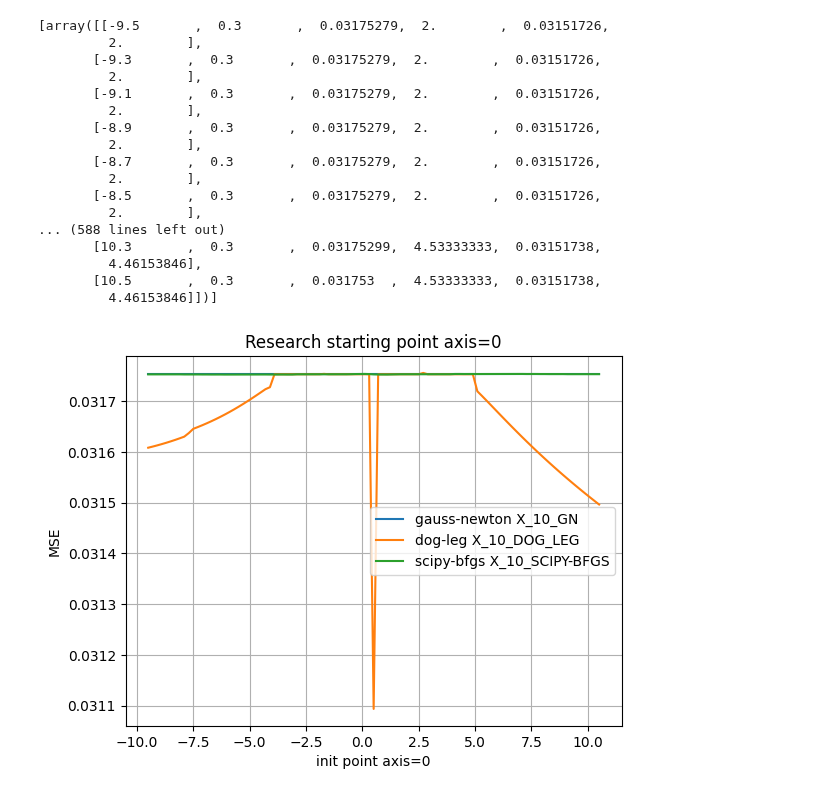
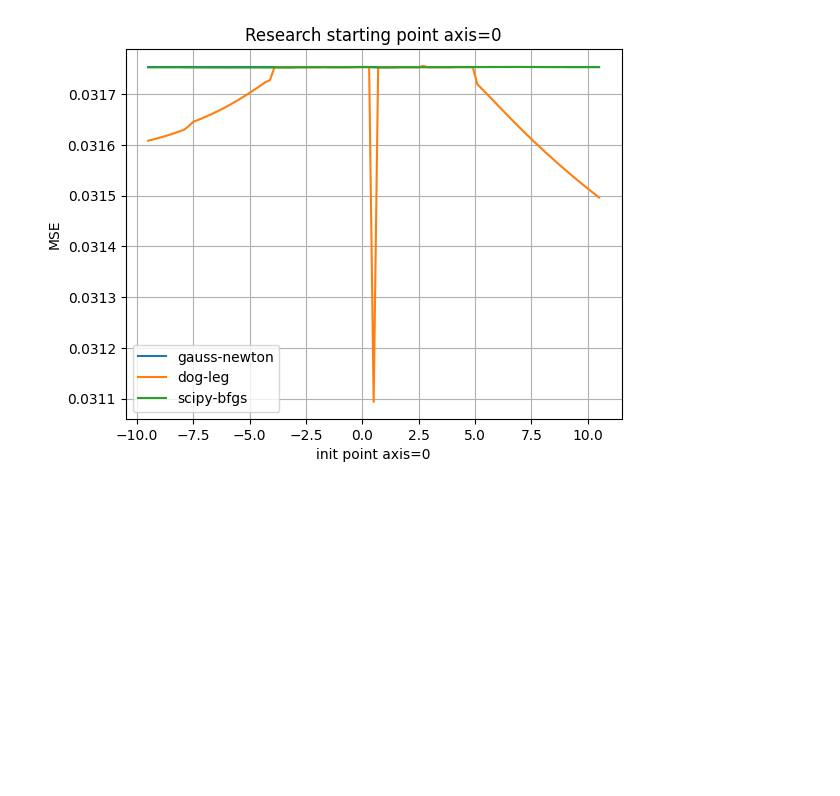
Before and after one commit to trio-at-optimization/optimization-lab4, a Jupyter notebook: Sources/T2/A/Research/results.ipynb, the cells around one changed output. Saved outputs shown, nothing was run; the diff lists cells and outputs as text; code cells hidden in the pictures; blank space fills up the shorter version.

```diff
--- a/Sources/T2/A/Research/results.ipynb
+++ b/Sources/T2/A/Research/results.ipynb
@@ -151,21 +65,4 @@ parse_and_print_few(['X_10_GN', 'X_10_SCIPY-DOG-LEG'])
 # %%
-parse_and_print_few(['X_10_GN', 'X_10_DOG_LEG', 'X_10_SCIPY-BFGS'])
+helper.parse_and_print_few(['X_10_GN', 'X_10_DOG_LEG', 'X_10_SCIPY-BFGS'])
 # %% [output]
-[array([[-9.5       ,  0.3       ,  0.03175279,  2.        ,  0.03151726,
-         2.        ],
-       [-9.3       ,  0.3       ,  0.03175279,  2.        ,  0.03151726,
-         2.        ],
-       [-9.1       ,  0.3       ,  0.03175279,  2.        ,  0.03151726,
-         2.        ],
-       [-8.9       ,  0.3       ,  0.03175279,  2.        ,  0.03151726,
-         2.        ],
-       [-8.7       ,  0.3       ,  0.03175279,  2.        ,  0.03151726,
-         2.        ],
-       [-8.5       ,  0.3       ,  0.03175279,  2.        ,  0.03151726,
-         2.        ],
-... (588 lines left out)
-       [10.3       ,  0.3       ,  0.03175299,  4.53333333,  0.03151738,
-         4.46153846],
-       [10.5       ,  0.3       ,  0.031753  ,  4.53333333,  0.03151738,
-         4.46153846]])]
-[figure, old version]
+[figure, new version]
```
Also changed, not shown: parts of 11 cells of this notebook, 14 other files.
